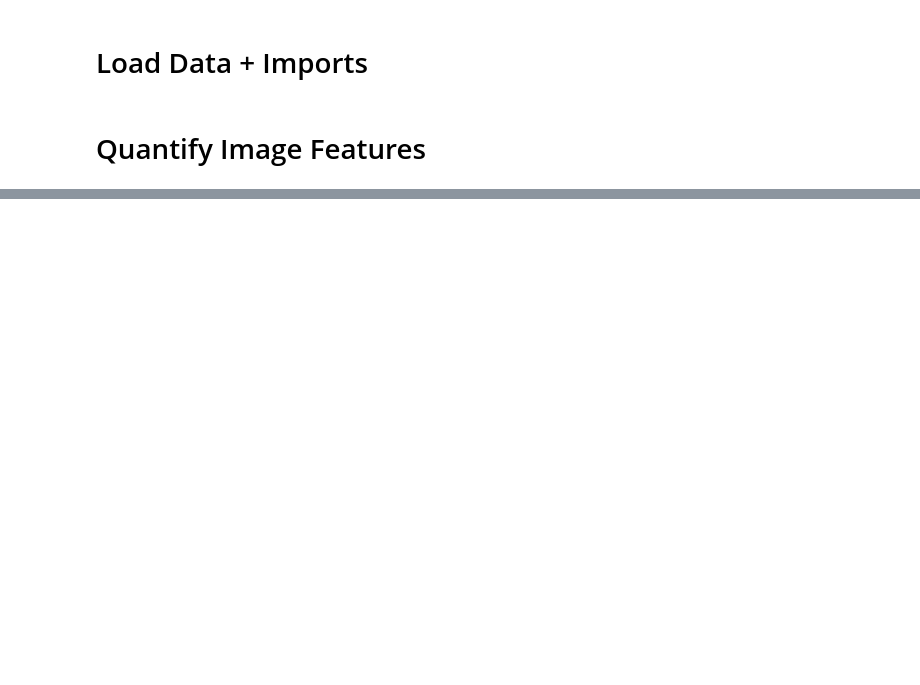
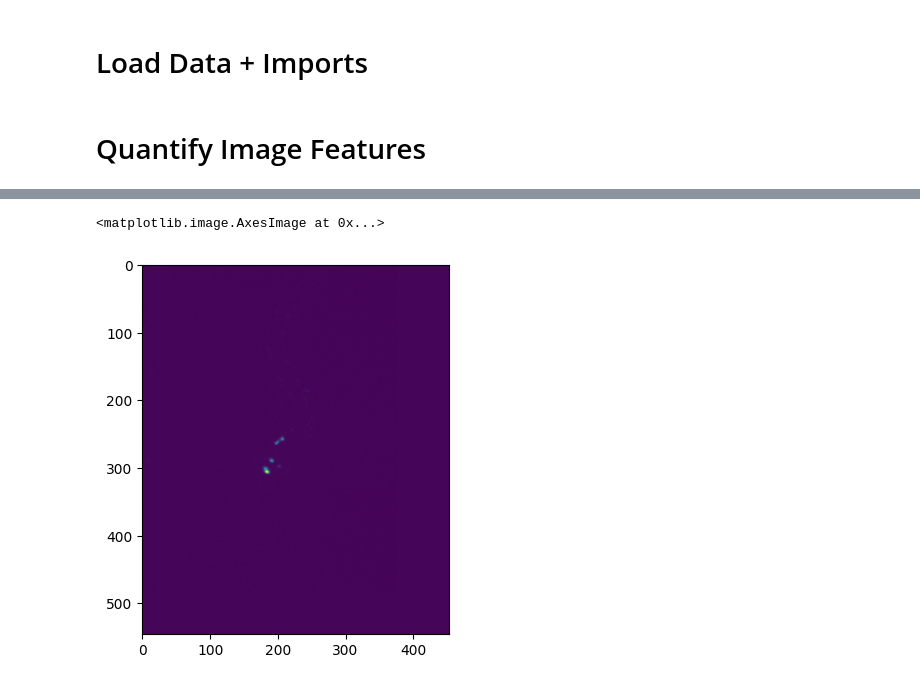
Before and after one commit to Hclover2003/catracking, a Jupyter notebook: imagedetection.ipynb, the cells around one changed output, grey strips where cells are left out. Drawn from its saved outputs; the diff is of its cells as text; code cells hidden in the pictures; blank space fills up the shorter version.

```diff
--- a/imagedetection.ipynb
+++ b/imagedetection.ipynb
@@ -38,0 +70,2 @@ avb2 = np.load(rf"{positions_dir}\AVB_11409.mat.npy")
+# %%
+img_sizes = set([cv2.imread(img_path).shape[:2] for img_path in all_imgs])
@@ -38,0 +99,8 @@ avb2 = np.load(rf"{positions_dir}\AVB_11409.mat.npy")
+# %%
+PURPLE = (69, 6, 90)
+# %%
+img_w_padding = cv2.copyMakeBorder(img, 0, max_height-img.shape[0], 0, max_width-img.shape[1], borderType=cv2.BORDER_CONSTANT, value=PURPLE)
+plt.imshow(img_w_padding)
+# %% [output]
+<matplotlib.image.AxesImage at 0x...>
+[figure, added]
```
Also changed, not shown: parts of 18 cells of this notebook, 22 other files.
